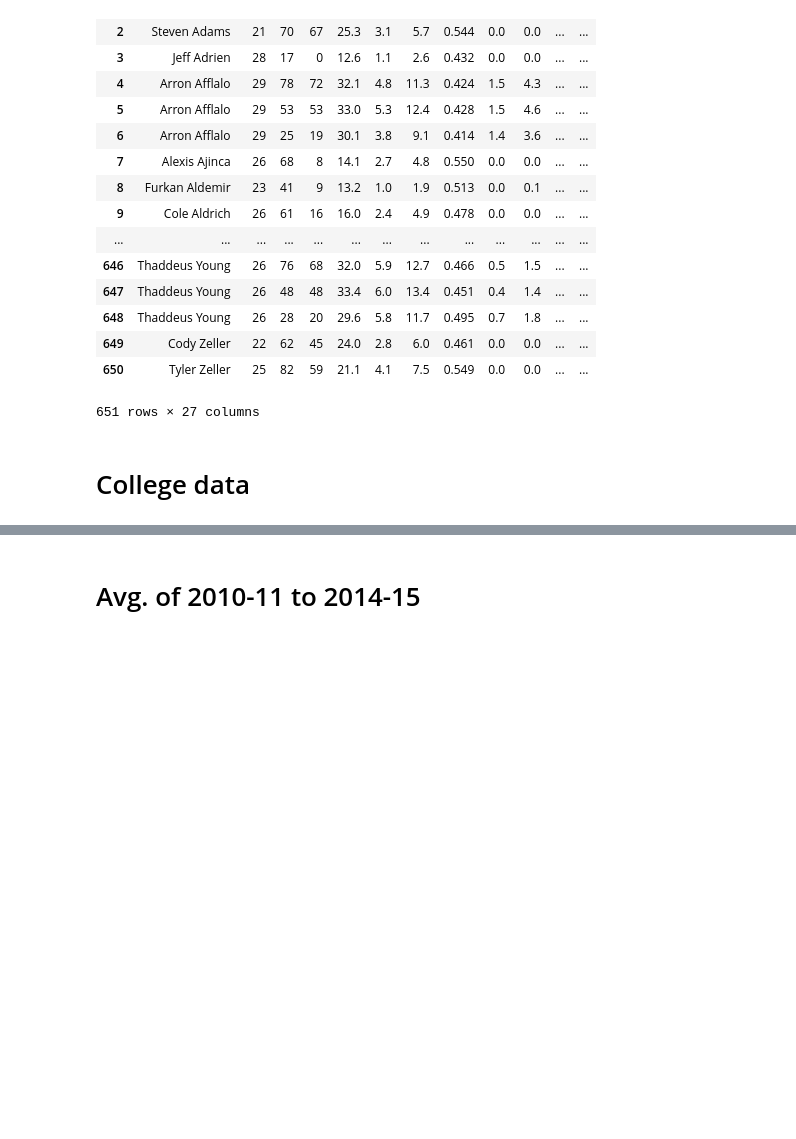
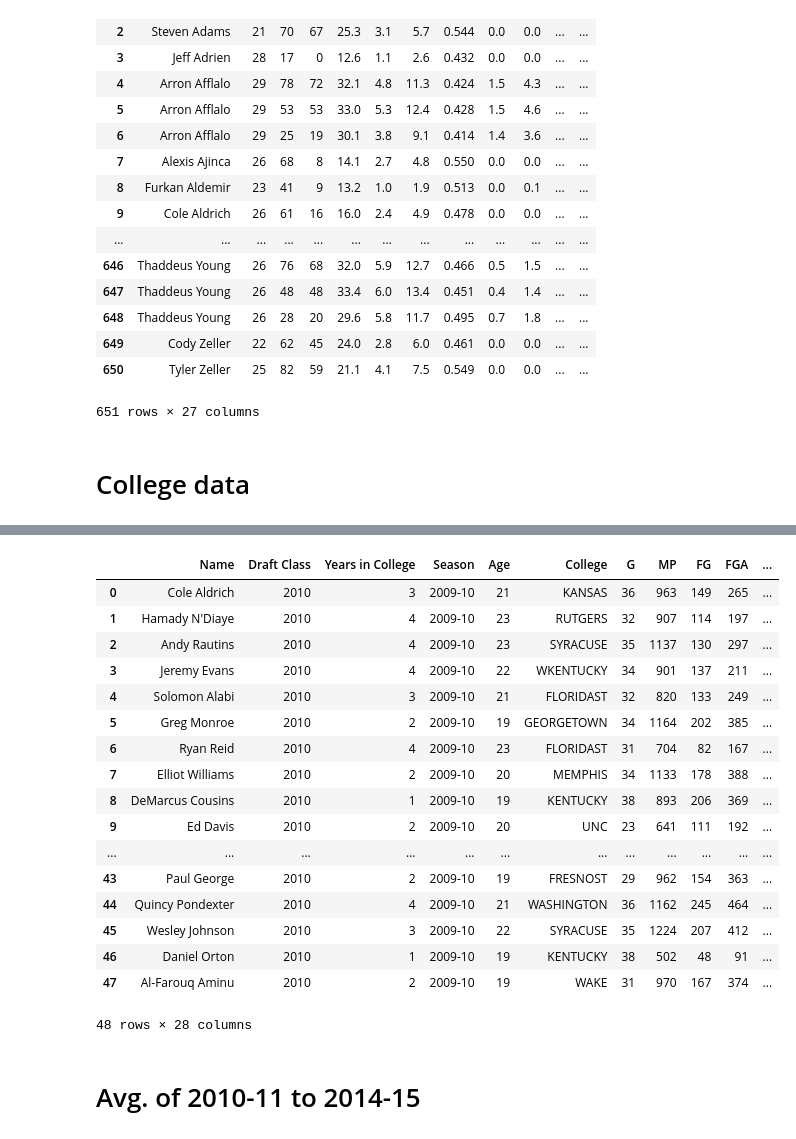
Before and after one commit to chiragnarayanakere/Senior-Project---NBA, a Jupyter notebook: 2010+draft+class-2.ipynb, the cells around one changed output, grey strips where cells are left out. Drawn from its saved outputs; the diff is of its cells as text; code cells hidden in the pictures; blank space fills up the shorter version.

```diff
--- a/2010+draft+class-2.ipynb
+++ b/2010+draft+class-2.ipynb
@@ -74,3 +47,27 @@ draft2010
+# %%
+draft2010 = pd.read_csv('Downloads/results/input_files/2010_class_urls.csv')
+draft2010.columns
+college = draft2010[['Name', ' Years in College']]
+draft2010
+# %% [output]
+|  | Name | Draft Class | Years in College | Season | Age | College | G | MP | FG | FGA | ... |
+| 0 | Cole Aldrich | 2010 | 3 | 2009-10 | 21 | KANSAS | 36 | 963 | 149 | 265 | ... |
+| 1 | Hamady N'Diaye | 2010 | 4 | 2009-10 | 23 | RUTGERS | 32 | 907 | 114 | 197 | ... |
+| 2 | Andy Rautins | 2010 | 4 | 2009-10 | 23 | SYRACUSE | 35 | 1137 | 130 | 297 | ... |
+| 3 | Jeremy Evans | 2010 | 4 | 2009-10 | 22 | WKENTUCKY | 34 | 901 | 137 | 211 | ... |
+| 4 | Solomon Alabi | 2010 | 3 | 2009-10 | 21 | FLORIDAST | 32 | 820 | 133 | 249 | ... |
+| 5 | Greg Monroe | 2010 | 2 | 2009-10 | 19 | GEORGETOWN | 34 | 1164 | 202 | 385 | ... |
+| 6 | Ryan Reid | 2010 | 4 | 2009-10 | 23 | FLORIDAST | 31 | 704 | 82 | 167 | ... |
+| 7 | Elliot Williams | 2010 | 2 | 2009-10 | 20 | MEMPHIS | 34 | 1133 | 178 | 388 | ... |
+| 8 | DeMarcus Cousins | 2010 | 1 | 2009-10 | 19 | KENTUCKY | 38 | 893 | 206 | 369 | ... |
+| 9 | Ed Davis | 2010 | 2 | 2009-10 | 20 | UNC | 23 | 641 | 111 | 192 | ... |
+| ... | ... | ... | ... | ... | ... | ... | ... | ... | ... | ... | ... |
+| 43 | Paul George | 2010 | 2 | 2009-10 | 19 | FRESNOST | 29 | 962 | 154 | 363 | ... |
+| 44 | Quincy Pondexter | 2010 | 4 | 2009-10 | 21 | WASHINGTON | 36 | 1162 | 245 | 464 | ... |
+| 45 | Wesley Johnson | 2010 | 3 | 2009-10 | 22 | SYRACUSE | 35 | 1224 | 207 | 412 | ... |
+| 46 | Daniel Orton | 2010 | 1 | 2009-10 | 19 | KENTUCKY | 38 | 502 | 48 | 91 | ... |
+| 47 | Al-Farouq Aminu | 2010 | 2 | 2009-10 | 19 | WAKE | 31 | 970 | 167 | 374 | ... |
+48 rows × 28 columns
 # %% [markdown]
 # Avg. of 2010-11 to 2014-15
 # %%
```
Also changed, not shown: parts of 4 cells of this notebook, 7 other files.
